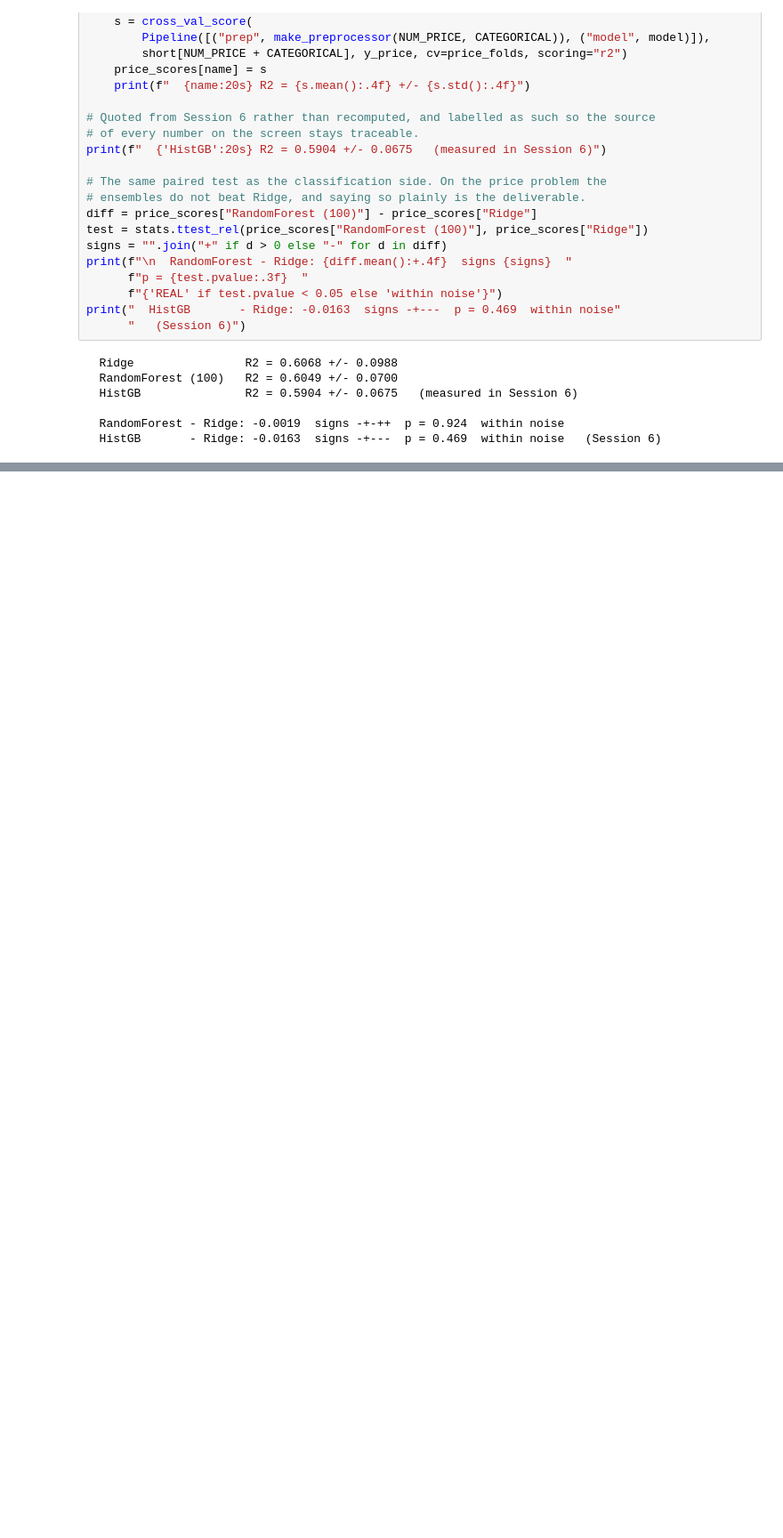
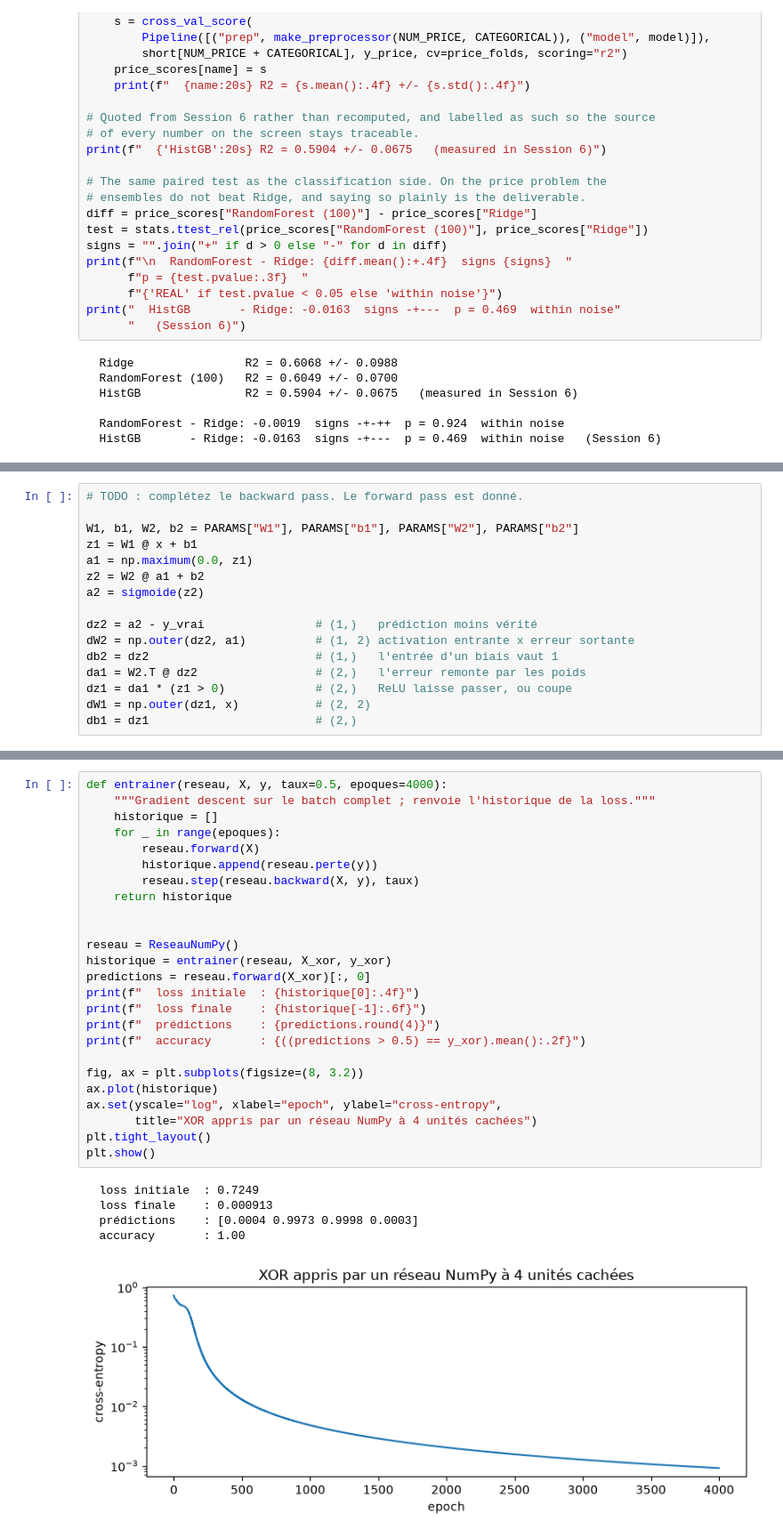
Before and after one commit to Mantasarr/DS-ML-DL-Course-Masters1-MIAS, a Jupyter notebook: notebooks/Mame_Anta_SARR&&FAVOUR_GAGLOZOU.ipynb, the cells around one changed output, grey strips where cells are left out. Shown at 89% size. Drawn from its saved outputs; the diff is of its cells as text; blank space fills up the shorter version.

```diff
--- a/notebooks/Mame_Anta_SARR&&FAVOUR_GAGLOZOU.ipynb
+++ b/notebooks/Mame_Anta_SARR&&FAVOUR_GAGLOZOU.ipynb
@@ -4998,0 +6724,16 @@ Enfin, le Model Card v1 synthétise les conditions d'utilisation et les limites
+# %%
+# TODO : complétez le backward pass. Le forward pass est donné.
+
+W1, b1, W2, b2 = PARAMS["W1"], PARAMS["b1"], PARAMS["W2"], PARAMS["b2"]
+z1 = W1 @ x + b1
+a1 = np.maximum(0.0, z1)
+z2 = W2 @ a1 + b2
+a2 = sigmoide(z2)
+
+dz2 = a2 - y_vrai                # (1,)   prédiction moins vérité
+dW2 = np.outer(dz2, a1)          # (1, 2) activation entrante x erreur sortante
+db2 = dz2                        # (1,)   l'entrée d'un biais vaut 1
+da1 = W2.T @ dz2                 # (2,)   l'erreur remonte par les poids
+dz1 = da1 * (z1 > 0)             # (2,)   ReLU laisse passer, ou coupe
+dW1 = np.outer(dz1, x)           # (2, 2)
+db1 = dz1                        # (2,)
@@ -4998,0 +6898,31 @@ Enfin, le Model Card v1 synthétise les conditions d'utilisation et les limites
+# %%
+def entrainer(reseau, X, y, taux=0.5, epoques=4000):
+    """Gradient descent sur le batch complet ; renvoie l'historique de la loss."""
+    historique = []
+    for _ in range(epoques):
+        reseau.forward(X)
+        historique.append(reseau.perte(y))
+        reseau.step(reseau.backward(X, y), taux)
+    return historique
+
+
+reseau = ReseauNumPy()
+historique = entrainer(reseau, X_xor, y_xor)
+predictions = reseau.forward(X_xor)[:, 0]
+print(f"  loss initiale  : {historique[0]:.4f}")
+print(f"  loss finale    : {historique[-1]:.6f}")
+print(f"  prédictions    : {predictions.round(4)}")
+print(f"  accuracy       : {((predictions > 0.5) == y_xor).mean():.2f}")
+
+fig, ax = plt.subplots(figsize=(8, 3.2))
+ax.plot(historique)
+ax.set(yscale="log", xlabel="epoch", ylabel="cross-entropy",
+       title="XOR appris par un réseau NumPy à 4 unités cachées")
+plt.tight_layout()
+plt.show()
+# %% [output]
+  loss initiale  : 0.7249
+  loss finale    : 0.000913
+  prédictions    : [0.0004 0.9973 0.9998 0.0003]
+  accuracy       : 1.00
+[figure, added]
```
Also changed, not shown: parts of 227 cells of this notebook, 1 other file.
